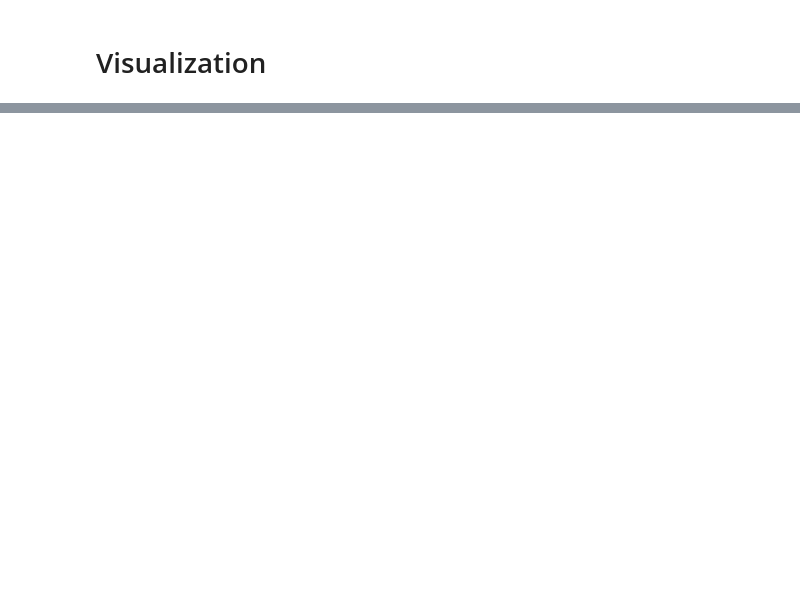
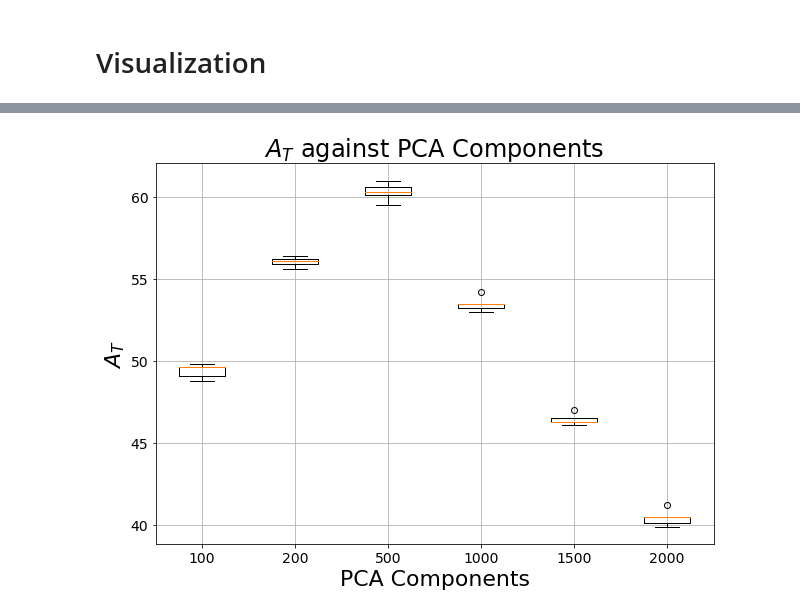
Before and after one commit to jun2tong/continual-abp, a Jupyter notebook: continual-abp-feas.ipynb, the cells around one changed output, grey strips where cells are left out. Cells and saved outputs as stored; diff of their text form; code cells hidden in the pictures; blank space fills up the shorter version.

```diff
--- a/continual-abp-feas.ipynb
+++ b/continual-abp-feas.ipynb
@@ -669,0 +378,22 @@ mask0
+# %%
+pca100 = np.array([49.6, 49.1, 49.8, 48.8, 49.6])
+pca200 = np.array([56.1, 55.6, 55.9, 56.4, 56.2])
+pca500 = np.array([60.1, 61.0, 60.6, 59.5, 60.3])
+pca1000 = np.array([53.5, 53.0, 53.2, 53.5, 54.2])
+pca1500 = np.array([46.3, 47.0, 46.5, 46.1, 46.3])
+pca2000 = np.array([40.5, 39.9, 40.1, 41.2, 40.5])
+pca_count = np.array([100, 200, 500, 1000, 1500, 2000])
+plt.figure(figsize=(10,7))
+# plt.bar([1,2,3,4,5,6], pca_arr)
+plt.boxplot([pca100, pca200, pca500, pca1000, pca1500, pca2000])
+
+plt.xticks([1,2,3,4,5,6], labels=pca_count, fontsize=14)
+plt.xlabel("PCA Components", fontsize=22)
+plt.ylabel(r"$A_T$", fontsize=22)
+plt.yticks(fontsize=14)
+plt.title(r"$A_T$ against PCA Components", fontsize=24)
+plt.grid(True)
+# plt.show()
+plt.savefig("feas-dim.png",bbox_inches='tight')
+# %% [output]
+[figure, added]
```
Also changed, not shown: parts of 54 cells of this notebook, 3 other files.
